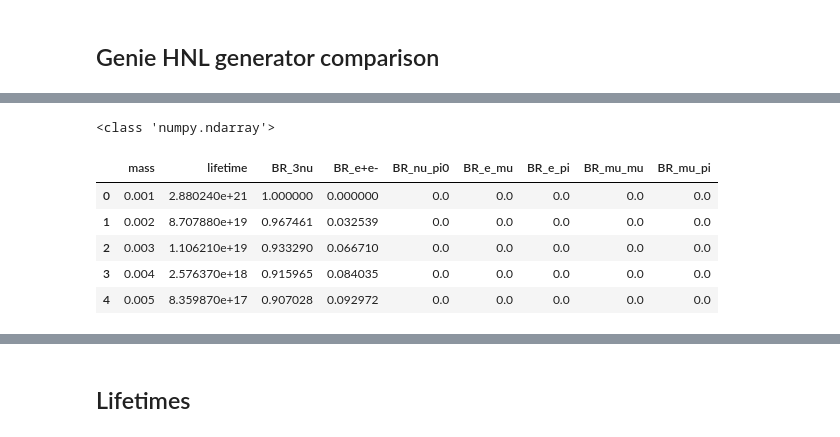
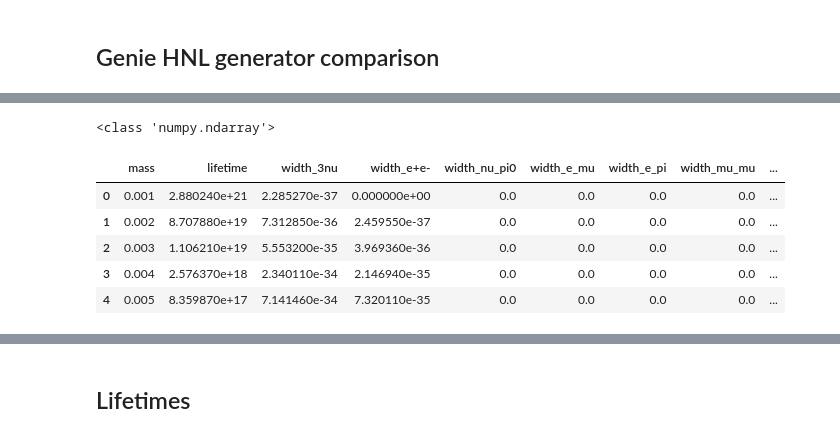
Before and after one commit to dmarsden01/uboone_HNL_analysis, a Jupyter notebook: Rough_rate_calculation.ipynb, the cells around one changed output, grey strips where cells are left out. Cells and saved outputs as stored; diff of their text form; code cells hidden in the pictures.

```diff
--- a/Rough_rate_calculation.ipynb
+++ b/Rough_rate_calculation.ipynb
@@ -151,26 +166,26 @@ for m in BR_list_dir:
 # %%
 print(type(np.array(mass_list)))
 mass_for_df = np.array(mass_list)
 lifetime_for_df = np.array(lifetime_dirac)
 three_nu_for_df = np.array(nu_channel_dirac)
 ee_for_df = np.array(eplus_eminus_channel_dirac)
 e_mu_for_df = np.array(e_mu_channel_dirac)
 pi0_for_df = np.array(pi0_channel_dirac)
 e_pi_for_df = np.array(e_pi_channel_dirac)
 mu_mu_for_df = np.array(mu_mu_channel_dirac)
 mu_pi_for_df = np.array(mu_pi_channel_dirac)
 
-dict_for_dirac = {"mass":mass_for_df, "lifetime":lifetime_for_df, "BR_3nu":three_nu_for_df, "BR_e+e-":ee_for_df, "BR_nu_pi0":pi0_for_df,
-                     "BR_e_mu":e_mu_for_df,"BR_e_pi":e_pi_for_df, "BR_mu_mu":mu_mu_for_df, "BR_mu_pi":mu_pi_for_df}
+dict_for_dirac = {"mass":mass_for_df, "lifetime":lifetime_for_df, "width_3nu":three_nu_for_df, "width_e+e-":ee_for_df, "width_nu_pi0":pi0_for_df,
+                  "width_e_mu":e_mu_for_df,"width_e_pi":e_pi_for_df, "width_mu_mu":mu_mu_for_df, "width_mu_pi":mu_pi_for_df}
 
 df_dirac = pd.DataFrame(dict_for_dirac)
-df_dirac.to_csv("Branching_ratios/new_fixed_factor_feb14/Genie_Dirac_new.csv")
+df_dirac.to_csv("Branching_ratios/new_fixed_factor_feb14/Genie_Dirac_widths.csv")
 df_dirac.head()
 # %% [output]
 <class 'numpy.ndarray'>
-|  | mass | lifetime | BR_3nu | BR_e+e- | BR_nu_pi0 | BR_e_mu | BR_e_pi | BR_mu_mu | BR_mu_pi |
-| 0 | 0.001 | 2.880240e+21 | 1.000000 | 0.000000 | 0.0 | 0.0 | 0.0 | 0.0 | 0.0 |
-| 1 | 0.002 | 8.707880e+19 | 0.967461 | 0.032539 | 0.0 | 0.0 | 0.0 | 0.0 | 0.0 |
-| 2 | 0.003 | 1.106210e+19 | 0.933290 | 0.066710 | 0.0 | 0.0 | 0.0 | 0.0 | 0.0 |
-| 3 | 0.004 | 2.576370e+18 | 0.915965 | 0.084035 | 0.0 | 0.0 | 0.0 | 0.0 | 0.0 |
-| 4 | 0.005 | 8.359870e+17 | 0.907028 | 0.092972 | 0.0 | 0.0 | 0.0 | 0.0 | 0.0 |
+|  | mass | lifetime | width_3nu | width_e+e- | width_nu_pi0 | width_e_mu | width_e_pi | width_mu_mu | ... |
+| 0 | 0.001 | 2.880240e+21 | 2.285270e-37 | 0.000000e+00 | 0.0 | 0.0 | 0.0 | 0.0 | ... |
+| 1 | 0.002 | 8.707880e+19 | 7.312850e-36 | 2.459550e-37 | 0.0 | 0.0 | 0.0 | 0.0 | ... |
+| 2 | 0.003 | 1.106210e+19 | 5.553200e-35 | 3.969360e-36 | 0.0 | 0.0 | 0.0 | 0.0 | ... |
+| 3 | 0.004 | 2.576370e+18 | 2.340110e-34 | 2.146940e-35 | 0.0 | 0.0 | 0.0 | 0.0 | ... |
+| 4 | 0.005 | 8.359870e+17 | 7.141460e-34 | 7.320110e-35 | 0.0 | 0.0 | 0.0 | 0.0 | ... |
```
Also changed, not shown: parts of 8 cells of this notebook, 3 other files.
